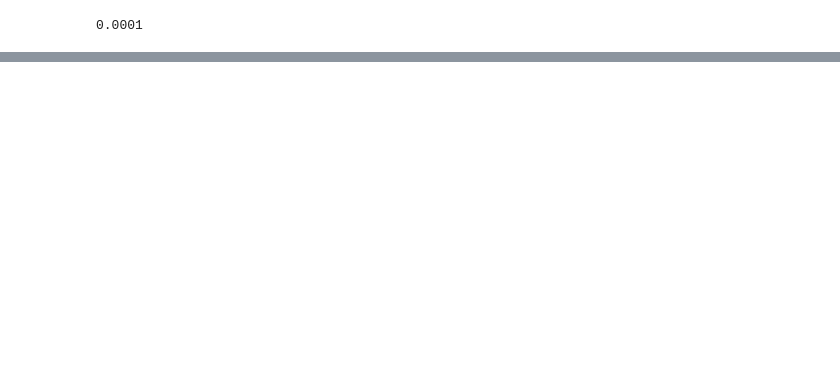
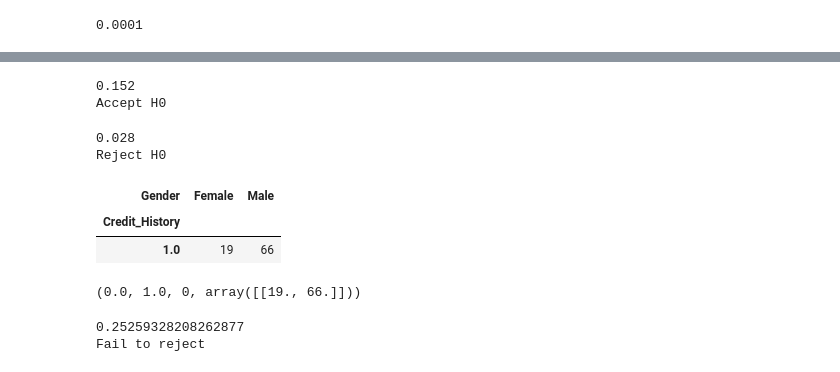
Before and after one commit to GauravDaharia20/Scaler-Projects, a Jupyter notebook: CC-Math-Fundamentals/Feature Engineering.ipynb, the cells around one changed output, grey strips where cells are left out. Cells and saved outputs as stored; diff of their text form; code cells hidden in the pictures; blank space fills up the shorter version.

```diff
--- a/CC-Math-Fundamentals/Feature Engineering.ipynb
+++ b/CC-Math-Fundamentals/Feature Engineering.ipynb
@@ -374,0 +512,36 @@ round(p_value,4)
+# %%
+alpha = 0.05
+t,p = kruskal(g1,g2)
+print(round(p,3))
+if(p <alpha):
+    print("Reject H0")
+else:
+    print("Accept H0")
+# %% [output]
+0.152
+Accept H0
+# %%
+#H0 :v1=v2
+#Ha :v1!=v2
+t,p = levene(g1,g2,center='trimmed')
+print(round(p,3))
+
+if(p <alpha):
+    print("Reject H0")
+# %% [output]
+0.028
+Reject H0
+# %%
+df = data.loc[(data['Loan_Status']=='N') & (data['Credit_History']==1.0)]
+df = df.dropna()
+# %%
+val = pd.crosstab(df['Credit_History'],df['Gender'])
+val
+# %% [output]
+| Gender | Female | Male |
+| Credit_History |  |  |
+| 1.0 | 19 | 66 |
+# %%
+chi2_contingency(val)
+# %% [output]
+(0.0, 1.0, 0, array([[19., 66.]]))
@@ -374,0 +553,12 @@ round(p_value,4)
+# %%
+# H0: independent
+#Ha : dependent
+t,p,df,exp = chi2_contingency(df)
+print(p)
+if(p <alpha):
+    print("Reject H0")
+else:
+    print("Fail to reject")
+# %% [output]
+0.25259328208262877
+Fail to reject
```
Also changed, not shown: parts of 31 cells of this notebook, 1 other file.
